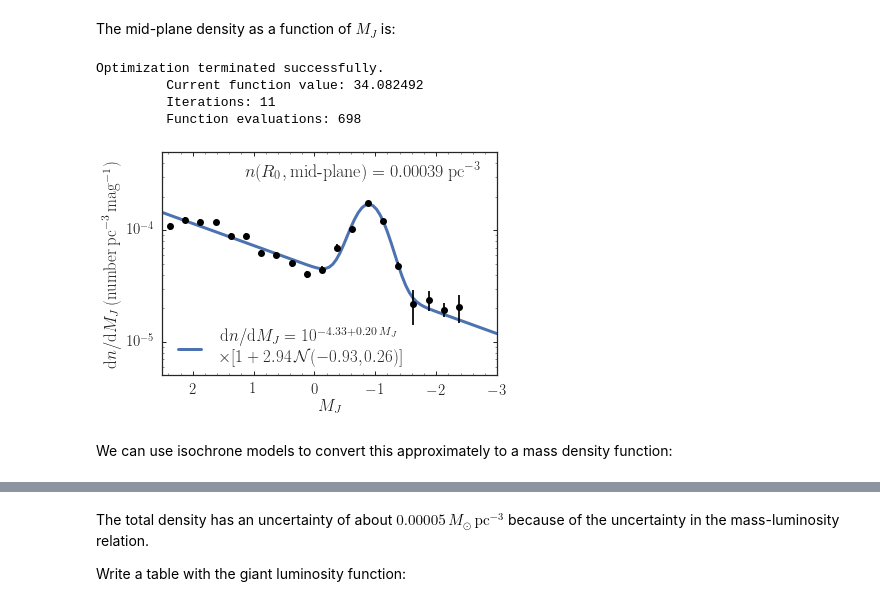
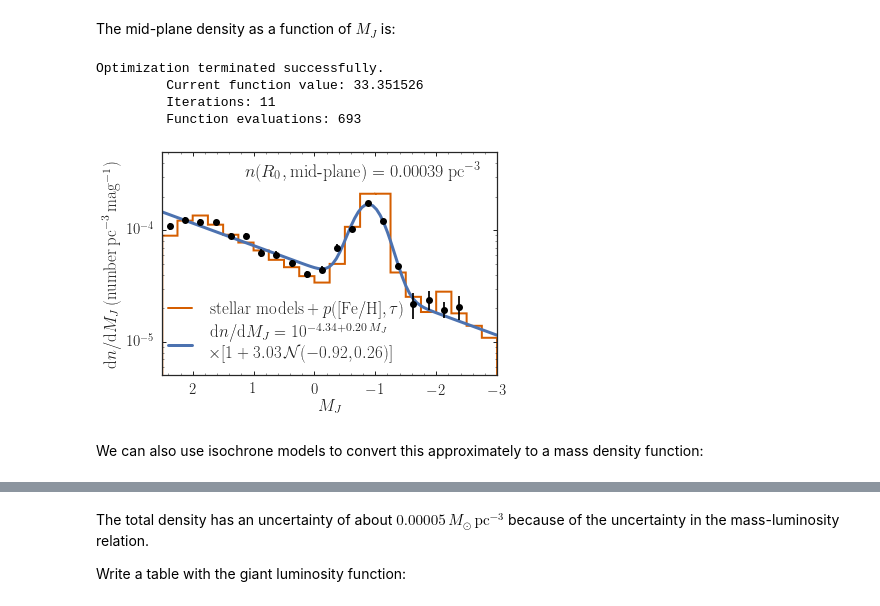
Before and after one commit to jobovy/tgas-completeness, a Jupyter notebook: py/TGAS-stellar-densities.ipynb, the cells around one changed output, grey strips where cells are left out. Cells and saved outputs as stored; diff of their text form; code cells hidden in the pictures.

Commit message:
Add predicted giant luminosity function

```diff
--- a/py/TGAS-stellar-densities.ipynb
+++ b/py/TGAS-stellar-densities.ipynb
@@ -1837,3 +1841,6 @@ for ii in tqdm.tqdm(range(npop)):
             all_s_vhigh[ii,jj]= all_s[ii,jj,numpy.argsort(all_s[ii,jj])][int(numpy.floor(0.99*nsamples))]
 # %% [markdown]
 The mid-plane density as a function of $M_J$ is:
+# %%
+Zs= numpy.arange(0.003,0.031,0.001)
+parsec= PadovaIsochrone(type='2mass-spitzer-wise',Z=Zs,parsec=True)
@@ -1840,3 +1849,27 @@ The mid-plane density as a function of $M_J$ is:
+# %%
+def parsec_samples(pa):
+    lages= pa.logages()
+    lages= lages[(lages > 6.)*(lages <=10.)]
+    mjs= []
+    ws= []
+    allw= 0.
+    for lage in lages:
+        for Z in Zs:
+            tiso= pa(lage,Z=Z)
+            # Use same cuts as in the data to select giants
+            tindx= (tiso['J']-tiso['Ks'] > 0.32)*(tiso['J']-tiso['Ks'] < 1.)\
+                        *(tiso['J'] < giant_sequence_cut(tiso['J']-tiso['Ks'],tight=False,low=True))\
+                        *(tiso['J'] > giant_sequence_cut(tiso['J']-tiso['Ks'],tight=False))
+            mjs.extend(tiso['J'][tindx].astype('float'))
+            int_IMF= tiso['int_IMF']
+            dN= (numpy.roll(int_IMF,-1)-int_IMF)/(int_IMF[-1]-int_IMF[0])
+            # SFH
+            dN*= 10**(lage-9.)
+            # Metallicity distribution
+            dN*= localfehdist(Z2FEH(Z,parsec=True))/Z
+            ws.extend(dN[tindx])
+            allw+= numpy.sum((tiso['M_ini']*dN)[(dN > 0.)*(tiso['M_ini'] > 0.72)])
+    return (numpy.array(mjs).astype('float'),numpy.array(ws),allw)
 # %%
 figsize(6,4)
 tnpop= npop-6
@@ -1853,38 +1886,43 @@ errorbar(mj_mid[:tnpop:skip],
         numpy.exp(all_p[:tnpop:skip,0])/10.**9./dmj,
         yerr=0.5*(numpy.exp(all_s_high[:tnpop:skip,0])-numpy.exp(all_s_low[:tnpop:skip,0]))/10.**9./dmj,
         marker='None',ls='None',capsize=0,color='k',zorder=1)
 # Model: 2nd order polynomial x Gaussian
 deg= 1
 def giant_lumfunc(p,mj):
     return numpy.exp(numpy.polyval(p[:deg+1],mj)\
             +numpy.log(1.+numpy.exp(p[deg+1])/numpy.sqrt(2.*numpy.pi)
                        *numpy.exp(-p[deg+2]-0.5*(mj-p[deg+3])**2.*numpy.exp(-2.*p[deg+2]))))
 def opt_func(p):
     return 0.5*numpy.sum((giant_lumfunc(p,mj_mid[:tnpop:skip])-numpy.exp(all_p[:tnpop:skip,0])/10.**9./dmj)**2.\
                          /(0.5*(numpy.exp(all_s_high[:tnpop:skip,0])-numpy.exp(all_s_low[:tnpop:skip,0]))/10.**9./dmj)**2.)
 p= optimize.fmin_powell(opt_func,numpy.array([0.,-5.*numpy.log(10.),-5.*numpy.log(10.),numpy.log(0.2),-1.]))
 totnum= (integrate.quad(lambda x: giant_lumfunc(p,x),-4.,2.5)[0])
 mjs= numpy.linspace(3.,-3.,101)
 line= plot(mjs,giant_lumfunc(p,mjs),lw=3.,zorder=0)
-gcf().legend((line[0],),
-              (r'$\mathrm{d} n / \mathrm{d} M_J = 10^{%.2f + %.2f\,M_J}$' \
+mj,w,tw= parsec_samples(parsec)
+_= hist(mj,weights=w*4*0.01/numpy.sum(tw),bins=22,histtype='step',lw=2.,range=[-3.,2.5],
+        color=sns.color_palette('colorblind')[2],zorder=0)
+hist_line = mlines.Line2D([], [],color=sns.color_palette('colorblind')[2],lw=2.)
+gcf().legend((hist_line,line[0],),
+              (r'$\mathrm{stellar\ models}+p([\mathrm{Fe/H}],\tau)$',
+               r'$\mathrm{d} n / \mathrm{d} M_J = 10^{%.2f + %.2f\,M_J}$' \
                    % (p[1]/numpy.log(10.),p[0]/numpy.log(10.))
                +'\n'+r'$\times[1 + %.2f\,\mathcal{N}(%.2f,%.2f)]$' % (numpy.exp(p[deg+1]),p[deg+3],numpy.exp(p[deg+2])),),
-              bbox_to_anchor=(.75,.375),
+              bbox_to_anchor=(.75,.475),
               numpoints=8,
               prop={'size':17},
               frameon=False)
 bovy_plot.bovy_text(r'$n(R_0,\mathrm{mid\hbox{-}plane}) = %.5f\,\mathrm{pc}^{-3}$' \
                     % totnum,
                     top_right=True,size=18.)
 if save_figures:
     plt.savefig(os.path.join(os.getenv('PAPERSDIR'),'2017-tgas-completeness','lumfunc_giants.pdf'),
                 bbox_inches='tight')
 # %% [output]
 Optimization terminated successfully.
-         Current function value: 34.082492
+         Current function value: 33.351526
          Iterations: 11
-         Function evaluations: 698
+         Function evaluations: 693
-[figure, old version]
+[figure, new version]
 # %% [markdown]
-We can use isochrone models to convert this approximately to a mass density function:
+We can also use isochrone models to convert this approximately to a mass density function:
```
Also changed, not shown: parts of 21 cells of this notebook.
